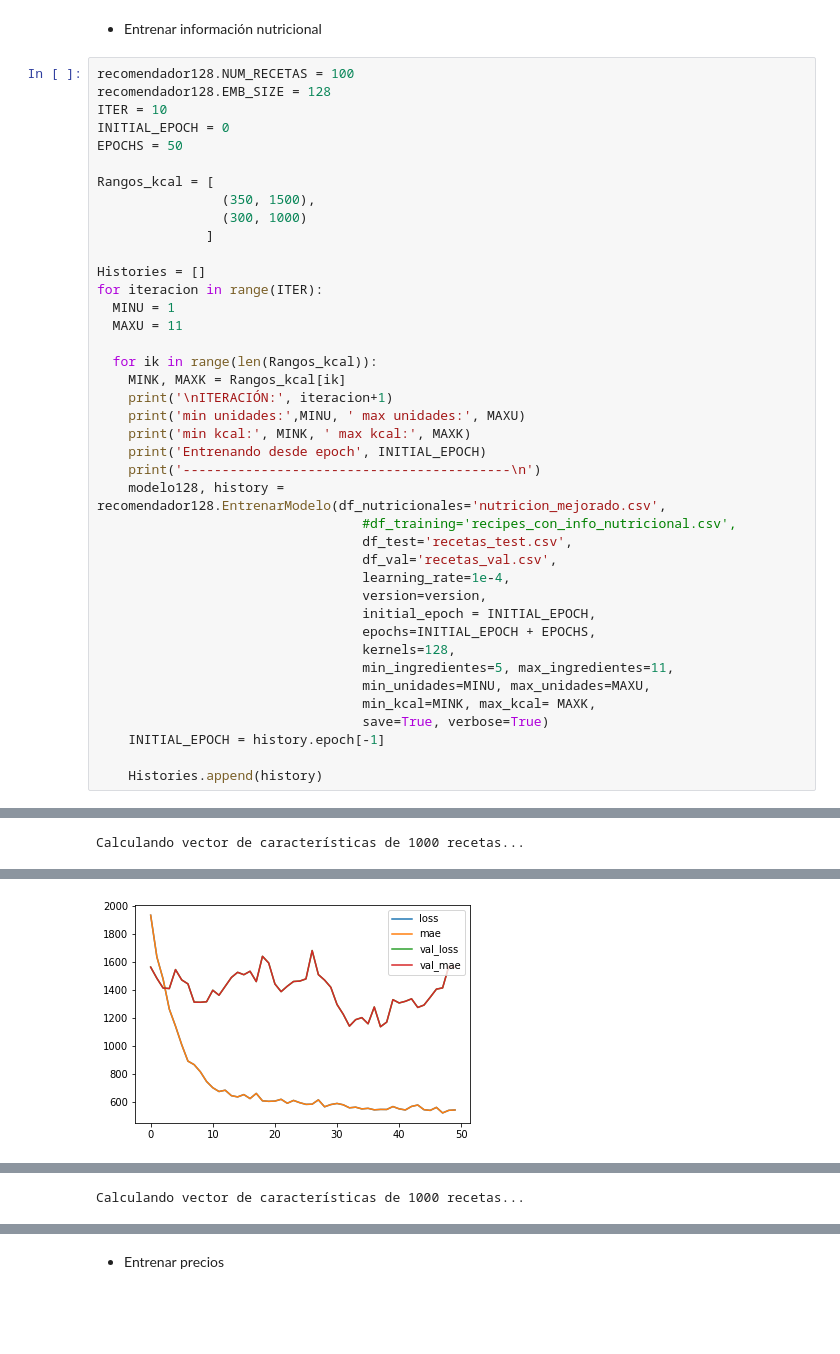
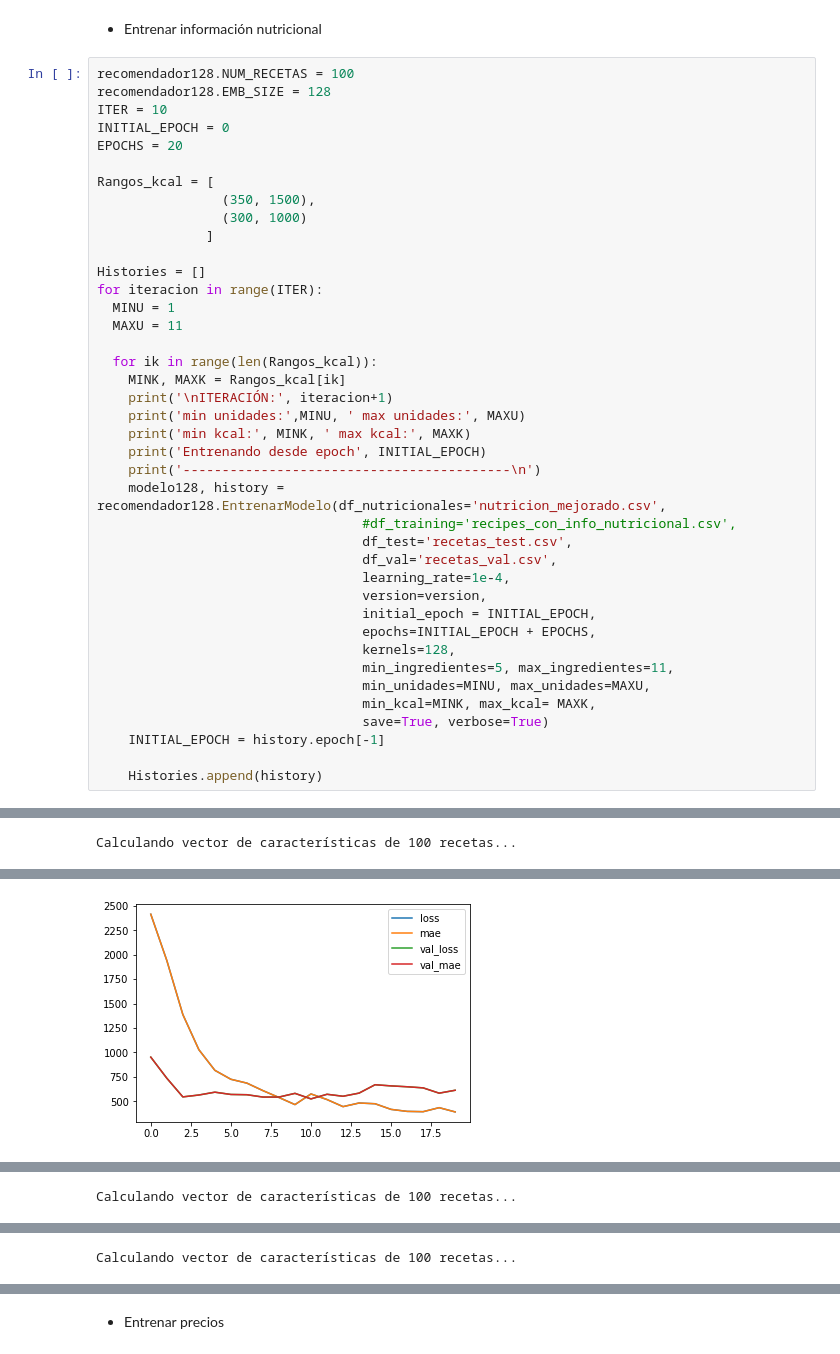
Before and after one commit to JorgeSauri/COMSINT, a Jupyter notebook: NB_Recomendador_COMSINT_LoopTraining_128.ipynb, the cells around one changed output, grey strips where cells are left out. Drawn from its saved outputs; the diff is of its cells as text; blank space fills up the shorter version.

```diff
--- a/NB_Recomendador_COMSINT_LoopTraining_128.ipynb
+++ b/NB_Recomendador_COMSINT_LoopTraining_128.ipynb
@@ -55,7 +55,7 @@ recomendador128.NUM_RECETAS = 100
 recomendador128.EMB_SIZE = 128
 ITER = 10
 INITIAL_EPOCH = 0
-EPOCHS = 50
+EPOCHS = 20
 
 Rangos_kcal = [
                 (350, 1500),
@@ -104,4 +104,4 @@ Generando 1000  recetas aleatorias...
-Calculando vector de características de 1000 recetas...
+Calculando vector de características de 100 recetas...
 datasets/numpy/9_TEST_EMBED-128_DATA_X.npy cargado con éxito.
 datasets/numpy/9_TEST_EMBED-128_DATA_Y.npy cargado con éxito.
 datasets/numpy/7_VAL_EMBED-128_DATA_X.npy cargado con éxito.
@@ -121,2 +121,2 @@ Epoch 50/50
 modelo guardado en: Modelos/Modelo_Nut_FV_DistilBERT_04_EMBED-128_CNN.h5
-[figure, old version]
+[figure, new version]
@@ -140,4 +140,4 @@ Generando 1000  recetas aleatorias...
-Calculando vector de características de 1000 recetas...
+Calculando vector de características de 100 recetas...
 datasets/numpy/9_TEST_EMBED-128_DATA_X.npy cargado con éxito.
 datasets/numpy/9_TEST_EMBED-128_DATA_Y.npy cargado con éxito.
 datasets/numpy/7_VAL_EMBED-128_DATA_X.npy cargado con éxito.
@@ -175,0 +181 @@ Precisión promedio aprox. =  51.39 %
+Calculando vector de características de 100 recetas...
```
Also changed, not shown: parts of 2 cells of this notebook.
